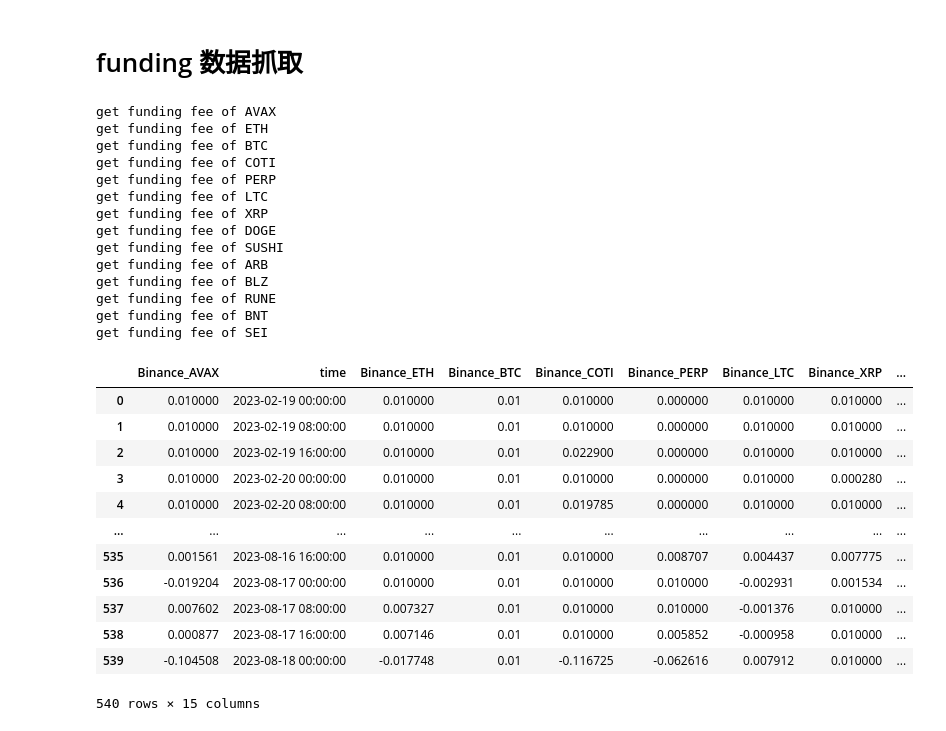
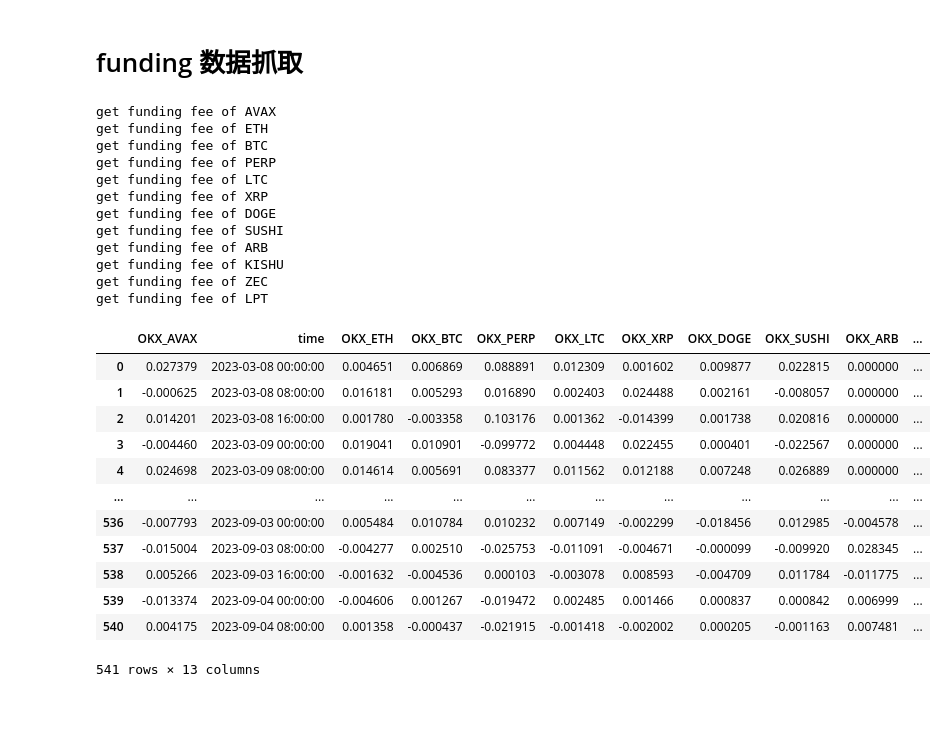
Before and after one commit to hanksong/hft_intern, a Jupyter notebook: fundingfee_arb/fee_arb.ipynb, the cells around one changed output. Drawn from its saved outputs; the diff is of its cells as text; code cells hidden in the pictures.

```diff
--- a/fundingfee_arb/fee_arb.ipynb
+++ b/fundingfee_arb/fee_arb.ipynb
@@ -144,7 +144,7 @@ https://mp.weixin.qq.com/s/XnHqzjaaCB79twFV8a9ofw
 import requests
 import json
 import pandas as pd
-CoinList = ['AVAX','ETH','BTC','COTI','PERP','LTC','XRP','DOGE','SUSHI','ARB','BLZ','RUNE','BNT','SEI'] # 币种列表
+CoinList = ['AVAX','ETH','BTC','PERP','LTC','XRP','DOGE','SUSHI','ARB','KISHU','ZEC','LPT'] # 币种列表
 all_data = pd.DataFrame()
 all_data['time'] = 0 # 生成一个空的dataframe
 for coin in CoinList:
@@ -163,42 +163,40 @@ for coin in CoinList:
     data = pd.DataFrame(response['data']['dataMap'])
     data['time'] = pd.DataFrame(response['data']['dateList'])
     data['time'] = pd.to_datetime(data['time'], unit='ms')
-    all_data = pd.merge(all_data, data[['Binance','time']], how='outer', on='time', suffixes=('', '_' + coin))
+    all_data = pd.merge(all_data, data[['OKX','time']], how='outer', on='time', suffixes=('', '_' + coin))
 # %% [output]
 get funding fee of AVAX
 get funding fee of ETH
 get funding fee of BTC
-get funding fee of COTI
 get funding fee of PERP
 get funding fee of LTC
 get funding fee of XRP
 get funding fee of DOGE
 get funding fee of SUSHI
 get funding fee of ARB
-get funding fee of BLZ
-get funding fee of RUNE
-get funding fee of BNT
-get funding fee of SEI
+get funding fee of KISHU
+get funding fee of ZEC
+get funding fee of LPT
 # %%
 # 把非整点的数据drop掉
 all_data = all_data.drop(all_data[all_data['time'].dt.minute != 0].index)
-all_data.rename(columns={'Binance':'Binance_AVAX'}, inplace = True)
+all_data.rename(columns={'OKX':'OKX_AVAX'}, inplace = True)
 all_data = all_data.fillna(0)
 all_data
 # %% [output]
-|  | Binance_AVAX | time | Binance_ETH | Binance_BTC | Binance_COTI | Binance_PERP | Binance_LTC | Binance_XRP | ... |
-| 0 | 0.010000 | 2023-02-19 00:00:00 | 0.010000 | 0.01 | 0.010000 | 0.000000 | 0.010000 | 0.010000 | ... |
-| 1 | 0.010000 | 2023-02-19 08:00:00 | 0.010000 | 0.01 | 0.010000 | 0.000000 | 0.010000 | 0.010000 | ... |
-| 2 | 0.010000 | 2023-02-19 16:00:00 | 0.010000 | 0.01 | 0.022900 | 0.000000 | 0.010000 | 0.010000 | ... |
-| 3 | 0.010000 | 2023-02-20 00:00:00 | 0.010000 | 0.01 | 0.010000 | 0.000000 | 0.010000 | 0.000280 | ... |
-| 4 | 0.010000 | 2023-02-20 08:00:00 | 0.010000 | 0.01 | 0.019785 | 0.000000 | 0.010000 | 0.010000 | ... |
-| ... | ... | ... | ... | ... | ... | ... | ... | ... | ... |
-| 535 | 0.001561 | 2023-08-16 16:00:00 | 0.010000 | 0.01 | 0.010000 | 0.008707 | 0.004437 | 0.007775 | ... |
-| 536 | -0.019204 | 2023-08-17 00:00:00 | 0.010000 | 0.01 | 0.010000 | 0.010000 | -0.002931 | 0.001534 | ... |
-| 537 | 0.007602 | 2023-08-17 08:00:00 | 0.007327 | 0.01 | 0.010000 | 0.010000 | -0.001376 | 0.010000 | ... |
-| 538 | 0.000877 | 2023-08-17 16:00:00 | 0.007146 | 0.01 | 0.010000 | 0.005852 | -0.000958 | 0.010000 | ... |
-| 539 | -0.104508 | 2023-08-18 00:00:00 | -0.017748 | 0.01 | -0.116725 | -0.062616 | 0.007912 | 0.010000 | ... |
+|  | OKX_AVAX | time | OKX_ETH | OKX_BTC | OKX_PERP | OKX_LTC | OKX_XRP | OKX_DOGE | OKX_SUSHI | OKX_ARB | ... |
+| 0 | 0.027379 | 2023-03-08 00:00:00 | 0.004651 | 0.006869 | 0.088891 | 0.012309 | 0.001602 | 0.009877 | 0.022815 | 0.000000 | ... |
+| 1 | -0.000625 | 2023-03-08 08:00:00 | 0.016181 | 0.005293 | 0.016890 | 0.002403 | 0.024488 | 0.002161 | -0.008057 | 0.000000 | ... |
+| 2 | 0.014201 | 2023-03-08 16:00:00 | 0.001780 | -0.003358 | 0.103176 | 0.001362 | -0.014399 | 0.001738 | 0.020816 | 0.000000 | ... |
+| 3 | -0.004460 | 2023-03-09 00:00:00 | 0.019041 | 0.010901 | -0.099772 | 0.004448 | 0.022455 | 0.000401 | -0.022567 | 0.000000 | ... |
+| 4 | 0.024698 | 2023-03-09 08:00:00 | 0.014614 | 0.005691 | 0.083377 | 0.011562 | 0.012188 | 0.007248 | 0.026889 | 0.000000 | ... |
+| ... | ... | ... | ... | ... | ... | ... | ... | ... | ... | ... | ... |
+| 536 | -0.007793 | 2023-09-03 00:00:00 | 0.005484 | 0.010784 | 0.010232 | 0.007149 | -0.002299 | -0.018456 | 0.012985 | -0.004578 | ... |
+| 537 | -0.015004 | 2023-09-03 08:00:00 | -0.004277 | 0.002510 | -0.025753 | -0.011091 | -0.004671 | -0.000099 | -0.009920 | 0.028345 | ... |
+| 538 | 0.005266 | 2023-09-03 16:00:00 | -0.001632 | -0.004536 | 0.000103 | -0.003078 | 0.008593 | -0.004709 | 0.011784 | -0.011775 | ... |
+| 539 | -0.013374 | 2023-09-04 00:00:00 | -0.004606 | 0.001267 | -0.019472 | 0.002485 | 0.001466 | 0.000837 | 0.000842 | 0.006999 | ... |
+| 540 | 0.004175 | 2023-09-04 08:00:00 | 0.001358 | -0.000437 | -0.021915 | -0.001418 | -0.002002 | 0.000205 | -0.001163 | 0.007481 | ... |
-540 rows × 15 columns
+541 rows × 13 columns
 # %%
 # Plot 出各個币种的费率历史
 import plotly.graph_objects as go
```
Also changed, not shown: parts of 13 cells of this notebook, 2 other files.
